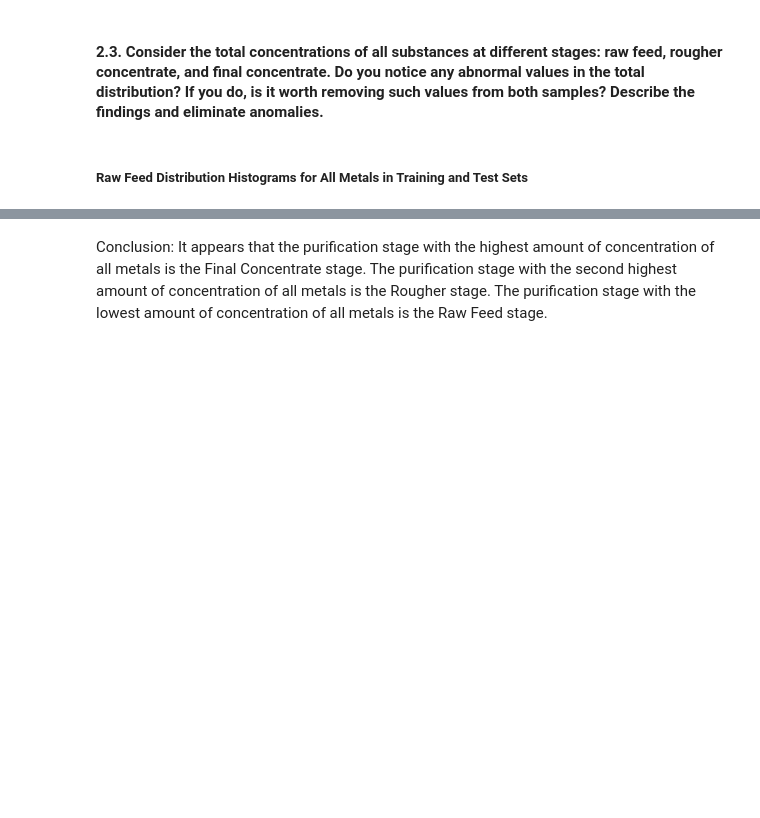
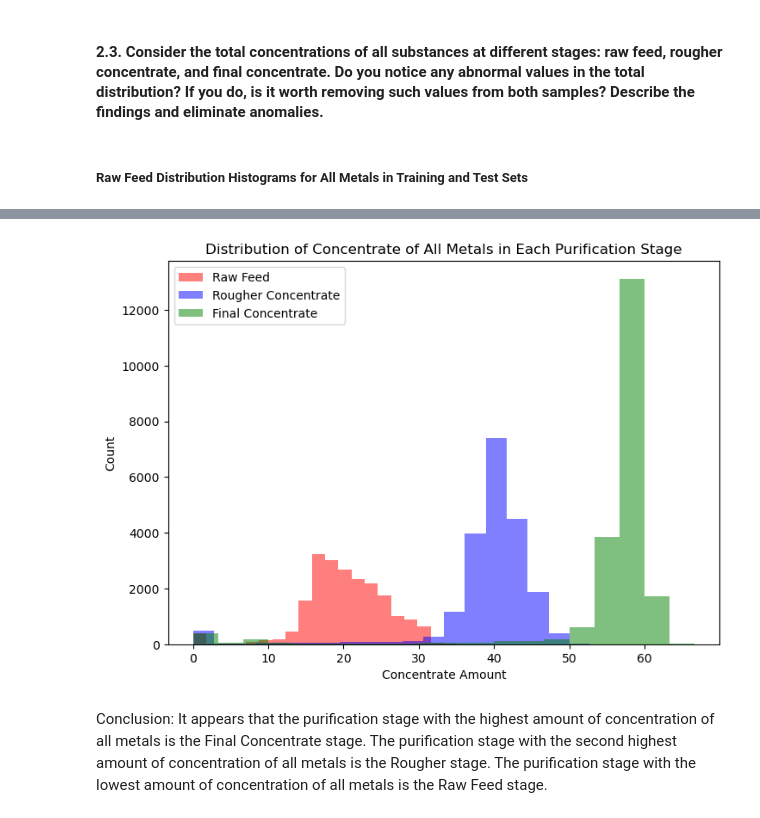
Before and after one commit to BLacuesta3/Sprint-10-Project, a Jupyter notebook: Sprint 10 Project Notebook.ipynb, the cells around one changed output, grey strips where cells are left out. Drawn from its saved outputs; the diff is of its cells as text; code cells hidden in the pictures; blank space fills up the shorter version.

```diff
--- a/Sprint 10 Project Notebook.ipynb
+++ b/Sprint 10 Project Notebook.ipynb
@@ -721,3 +748,25 @@ plt.show()
+# %%
+data_full = data_full[data_full['input_feed_sums'] > 0]
+data_full = data_full[data_full['rougher_concentrate_sums'] > 0]
+data_full = data_full[data_full['final_concentrate_sums'] > 0]
+# %%
+#Use matplotlib to illustrate the distribution of the total concentrations of all metals in the rougher input feed
+#in both the training set and the test set without zero values.
+plt.figure(figsize=(14, 10))
+plt.subplot(2, 2, 2)
+plt.hist(data_full['input_feed_sums'], bins=20, alpha=0.5, label='Raw Feed', color='red')
+plt.hist(data_full['rougher_concentrate_sums'], bins=20, alpha=0.5, label='Rougher Concentrate', color='blue')
+plt.hist(data_full['final_concentrate_sums'], bins=20, alpha=0.5, label='Final Concentrate', color='green')
+plt.legend(loc='upper left')
+
+plt.title("Distribution of Concentrate of All Metals in Each Purification Stage")
+plt.xlabel("Concentrate Amount")
+plt.ylabel("Count")
+
+plt.tight_layout()
+plt.show()
+# %% [output]
+[figure, added]
 # %% [markdown]
 Conclusion:
 It appears that the purification stage with the highest amount of concentration of all metals is the Final Concentrate stage. The purification stage with the second highest amount of concentration of all metals is the Rougher stage.  The purification stage with the lowest amount of concentration of all metals is the Raw Feed stage.
```
Also changed, not shown: parts of 18 cells of this notebook.
